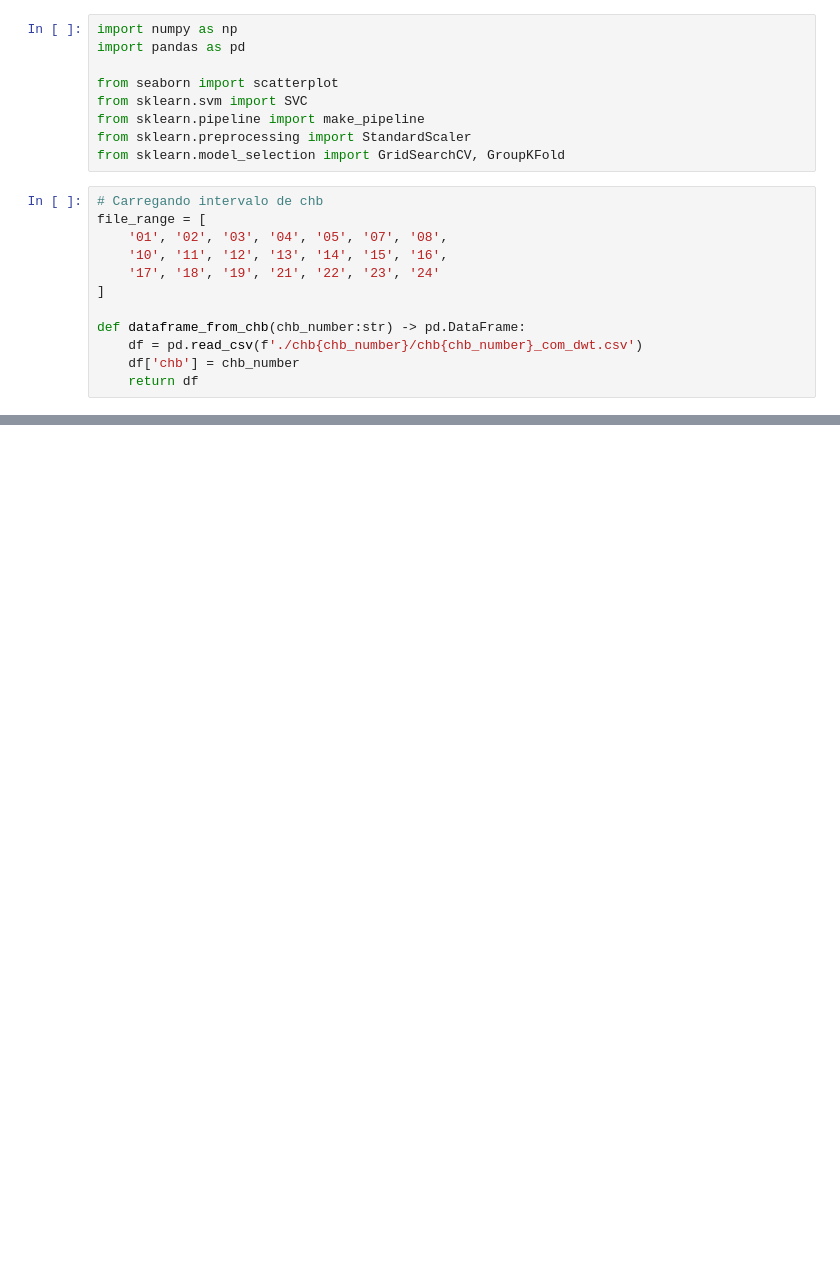
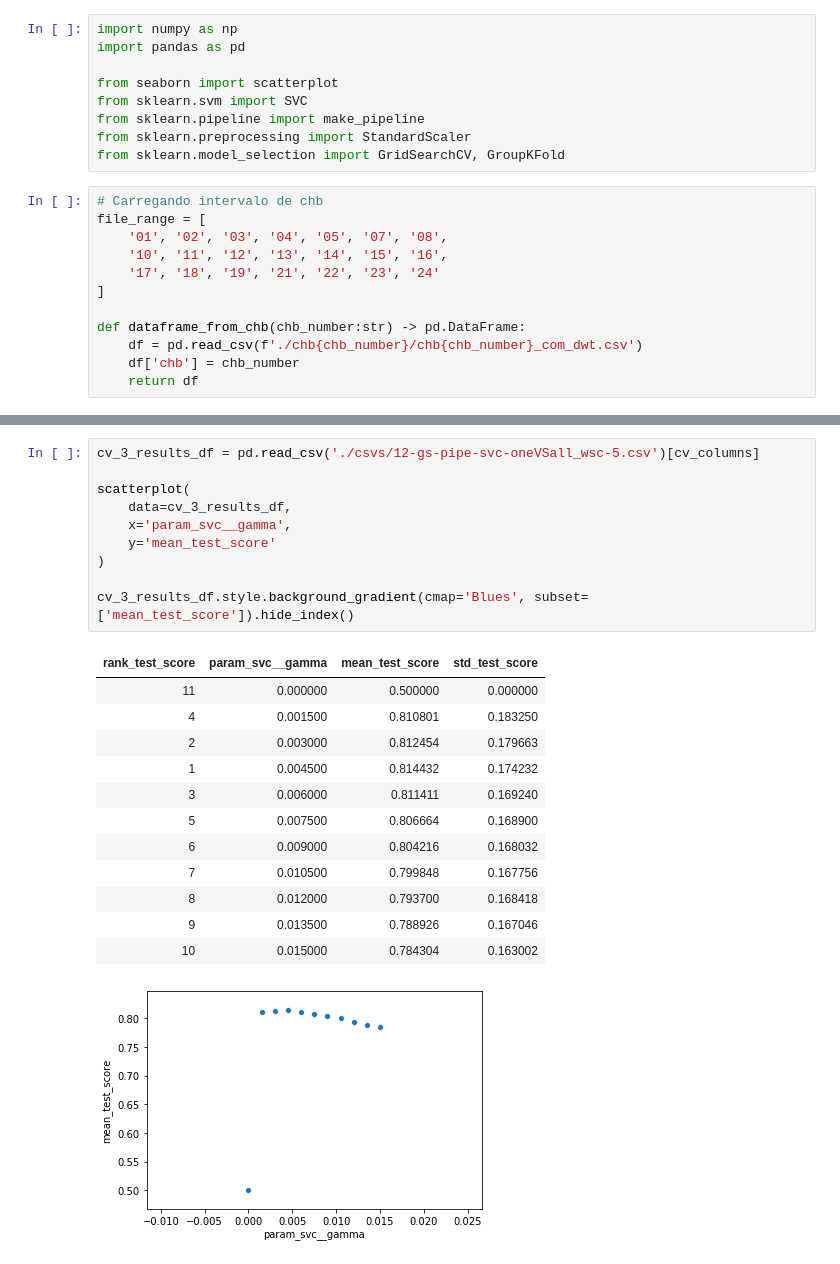
Before and after one commit to newtmagalhaes/Machine-Learning, a Jupyter notebook: ML/f02-chb/12-gs-pipe-svc-oneVSall_wsc-3.ipynb, the cells around one changed output, grey strips where cells are left out. Saved outputs shown, nothing was run; the diff lists cells and outputs as text; blank space fills up the shorter version.

```diff
--- a/ML/f02-chb/12-gs-pipe-svc-oneVSall_wsc-3.ipynb
+++ b/ML/f02-chb/12-gs-pipe-svc-oneVSall_wsc-3.ipynb
@@ -82,0 +181,24 @@ cv_results_df.style.background_gradient(cmap='Blues', subset=['mean_test_score']
+# %%
+cv_3_results_df = pd.read_csv('./csvs/12-gs-pipe-svc-oneVSall_wsc-5.csv')[cv_columns]
+
+scatterplot(
+    data=cv_3_results_df,
+    x='param_svc__gamma',
+    y='mean_test_score'
+)
+
+cv_3_results_df.style.background_gradient(cmap='Blues', subset=['mean_test_score']).hide_index()
+# %% [output]
+| rank_test_score | param_svc__gamma | mean_test_score | std_test_score |
+| 11 | 0.000000 | 0.500000 | 0.000000 |
+| 4 | 0.001500 | 0.810801 | 0.183250 |
+| 2 | 0.003000 | 0.812454 | 0.179663 |
+| 1 | 0.004500 | 0.814432 | 0.174232 |
+| 3 | 0.006000 | 0.811411 | 0.169240 |
+| 5 | 0.007500 | 0.806664 | 0.168900 |
+| 6 | 0.009000 | 0.804216 | 0.168032 |
+| 7 | 0.010500 | 0.799848 | 0.167756 |
+| 8 | 0.012000 | 0.793700 | 0.168418 |
+| 9 | 0.013500 | 0.788926 | 0.167046 |
+| 10 | 0.015000 | 0.784304 | 0.163002 |
+[figure, added]
```
Also changed, not shown: parts of 12 cells of this notebook, 2 other files.
